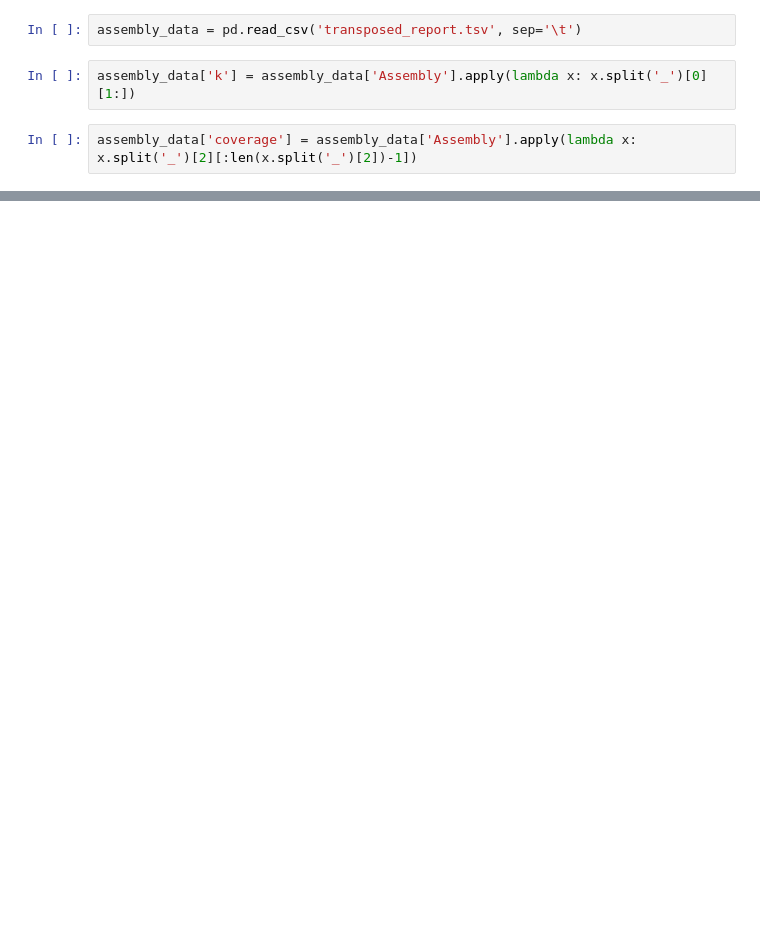
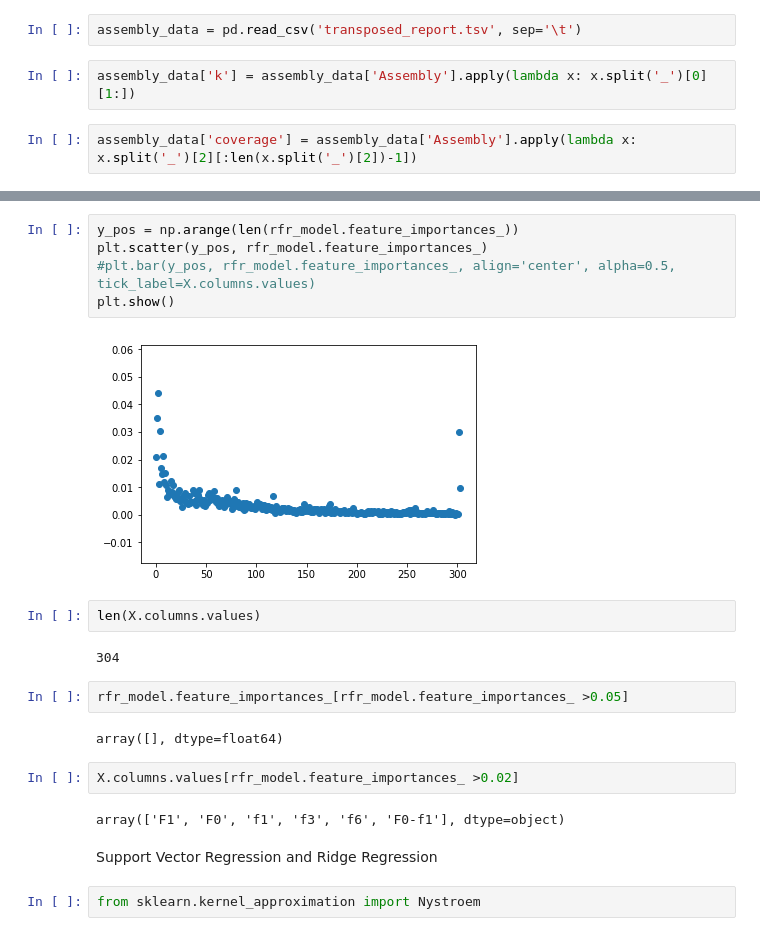
Before and after one commit to emreerhan/kmer-optimization, a Jupyter notebook: kmer_analysis.ipynb, the cells around one changed output, grey strips where cells are left out. Drawn from its saved outputs; the diff is of its cells as text; blank space fills up the shorter version.

```diff
--- a/kmer_analysis.ipynb
+++ b/kmer_analysis.ipynb
@@ -37,0 +198,23 @@ reads_data.to_csv('temp.tsv', sep='\t')
+# %%
+y_pos = np.arange(len(rfr_model.feature_importances_))
+plt.scatter(y_pos, rfr_model.feature_importances_)
+#plt.bar(y_pos, rfr_model.feature_importances_, align='center', alpha=0.5, tick_label=X.columns.values)
+plt.show()
+# %% [output]
+[figure, added]
+# %%
+len(X.columns.values)
+# %% [output]
+304
+# %%
+rfr_model.feature_importances_[rfr_model.feature_importances_ >0.05]
+# %% [output]
+array([], dtype=float64)
+# %%
+X.columns.values[rfr_model.feature_importances_ >0.02]
+# %% [output]
+array(['F1', 'F0', 'f1', 'f3', 'f6', 'F0-f1'], dtype=object)
+# %% [markdown]
+Support Vector Regression and Ridge Regression
+# %%
+from sklearn.kernel_approximation import Nystroem
```
Also changed, not shown: parts of 59 cells of this notebook, 1 other file.
